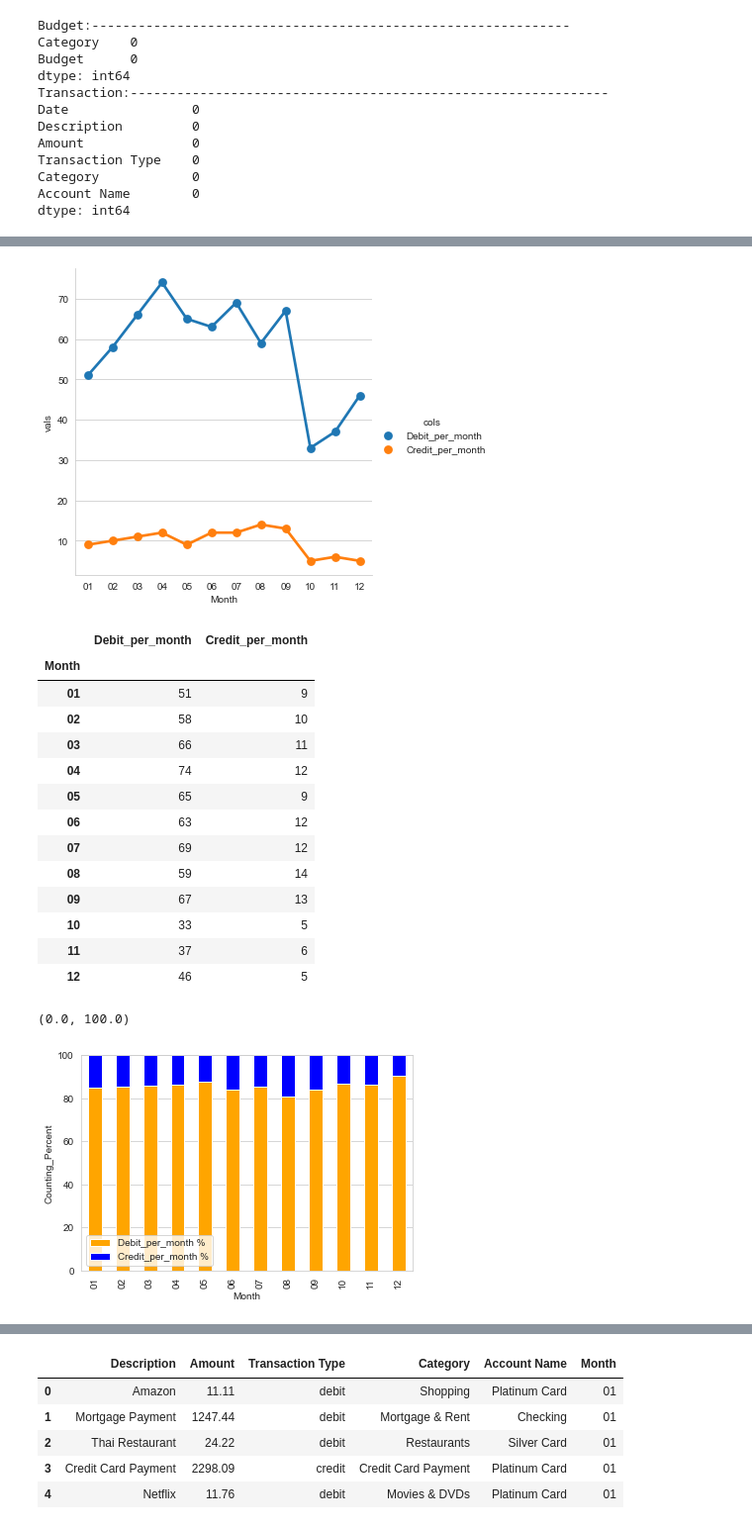
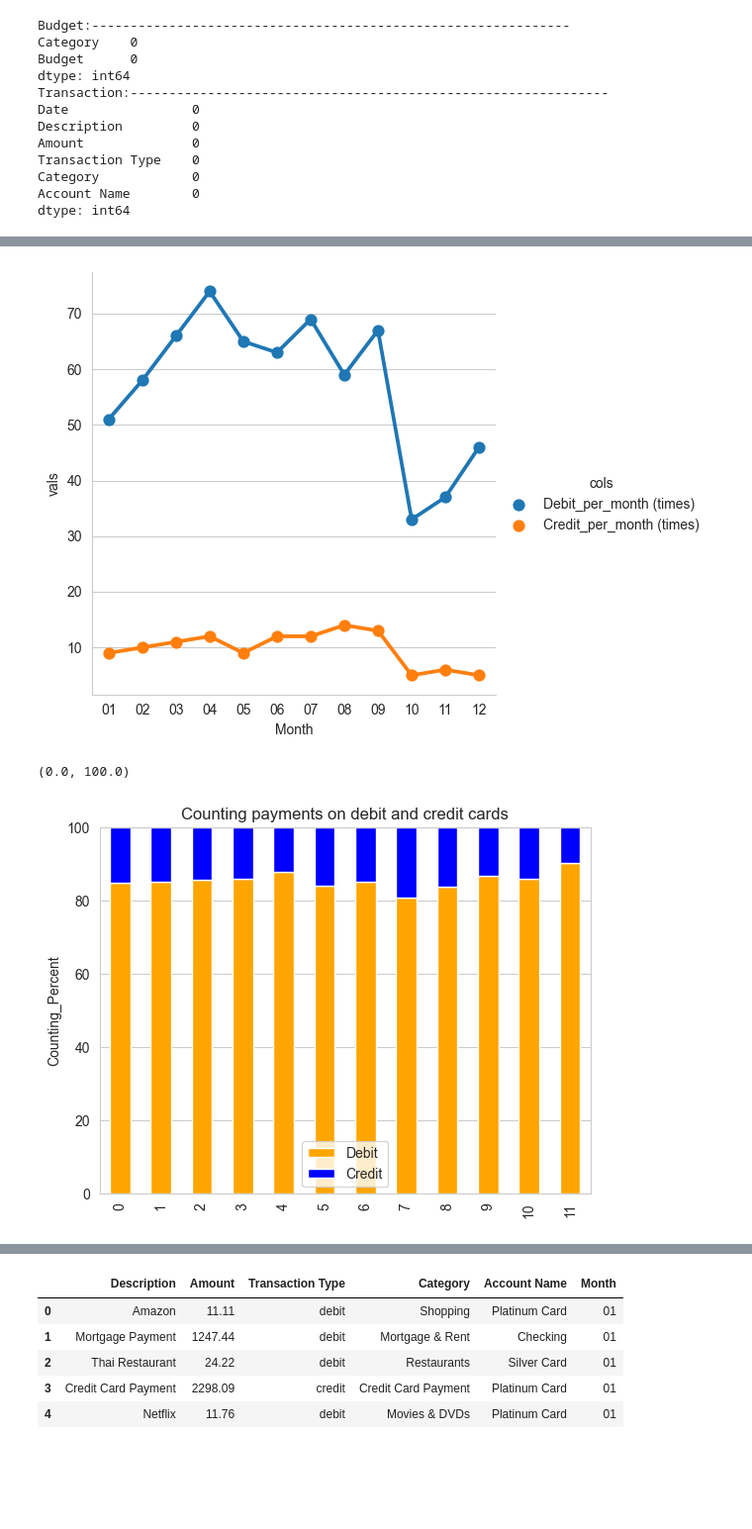
Before and after one commit to LeonTran29/Davidson_Person_Finance, a Jupyter notebook: Test.ipynb, the cells around one changed output, grey strips where cells are left out. Shown: that part at 99% size. Cells and saved outputs as stored; diff of their text form; code cells hidden in the pictures; blank space fills up the shorter version.

```diff
--- a/Test.ipynb
+++ b/Test.ipynb
@@ -129,9 +123,7 @@ Name: Transaction Type, dtype: object
 # %%
 debit_per_month = da[da['Transaction Type']=='debit'].groupby('Month')['Transaction Type'].count()
 credit_per_month = da[da['Transaction Type']=='credit'].groupby('Month')['Transaction Type'].count()
-display(debit_per_month)
-display(credit_per_month)
 debit_credit_per_month = pd.concat([debit_per_month,credit_per_month],axis=1,join='inner')
-debit_credit_per_month.columns = ['Debit_per_month','Credit_per_month']
+debit_credit_per_month.columns = ['Debit_per_month (times)','Credit_per_month (times)']
 display(debit_credit_per_month)
 # %% [output]
@@ -205,35 +150,17 @@ display(dfm)
 fig = sns.catplot(x='Month',y='vals',hue='cols',data=dfm,kind='point')
 sns.set_style('whitegrid')
 # %% [output]
-[figure, old version]
+[figure, new version]
-# %%
-debit_credit_per_month_1.set_index('Month',inplace=True)
-display(debit_credit_per_month_1)
-# %% [output]
-|  | Debit_per_month | Credit_per_month |
-| Month |  |  |
-| 01 | 51 | 9 |
-| 02 | 58 | 10 |
-| 03 | 66 | 11 |
-| 04 | 74 | 12 |
-| 05 | 65 | 9 |
-| 06 | 63 | 12 |
-| 07 | 69 | 12 |
-| 08 | 59 | 14 |
-| 09 | 67 | 13 |
-| 10 | 33 | 5 |
-| 11 | 37 | 6 |
-| 12 | 46 | 5 |
 # %%
-sum_column = debit_credit_per_month_1['Debit_per_month']+debit_credit_per_month_1['Credit_per_month']
-debit_percent = debit_credit_per_month_1['Debit_per_month']*100/sum_column
-credit_percent = debit_credit_per_month_1['Credit_per_month']*100/sum_column
-debit_credit_per_month_1['Debit_per_month %']=debit_percent
-debit_credit_per_month_1['Credit_per_month %']=credit_percent
-debit_credit_per_month_1.drop(['Debit_per_month','Credit_per_month'],axis=1,inplace=True)
-debit_credit_per_month_1.plot(kind='bar',stacked=True,color=['Orange','Blue'])
+sum_column = debit_credit_per_month_1['Debit_per_month (times)']+debit_credit_per_month_1['Credit_per_month (times)']
+debit_percent = debit_credit_per_month_1['Debit_per_month (times)']*100/sum_column
+credit_percent = debit_credit_per_month_1['Credit_per_month (times)']*100/sum_column
+debit_credit_per_month_1['Debit']=debit_percent
+debit_credit_per_month_1['Credit']=credit_percent
+debit_credit_per_month_1.drop(['Debit_per_month (times)','Credit_per_month (times)'],axis=1,inplace=True)
+debit_credit_per_month_1.plot(kind='bar',stacked=True,color=['Orange','Blue']).set(title='Counting payments on debit and credit cards')
 plt.ylabel('Counting_Percent')
 plt.ylim([0,100])
 # %% [output]
 (0.0, 100.0)
-[figure, old version]
+[figure, new version]
```
Also changed, not shown: parts of 15 cells of this notebook.
